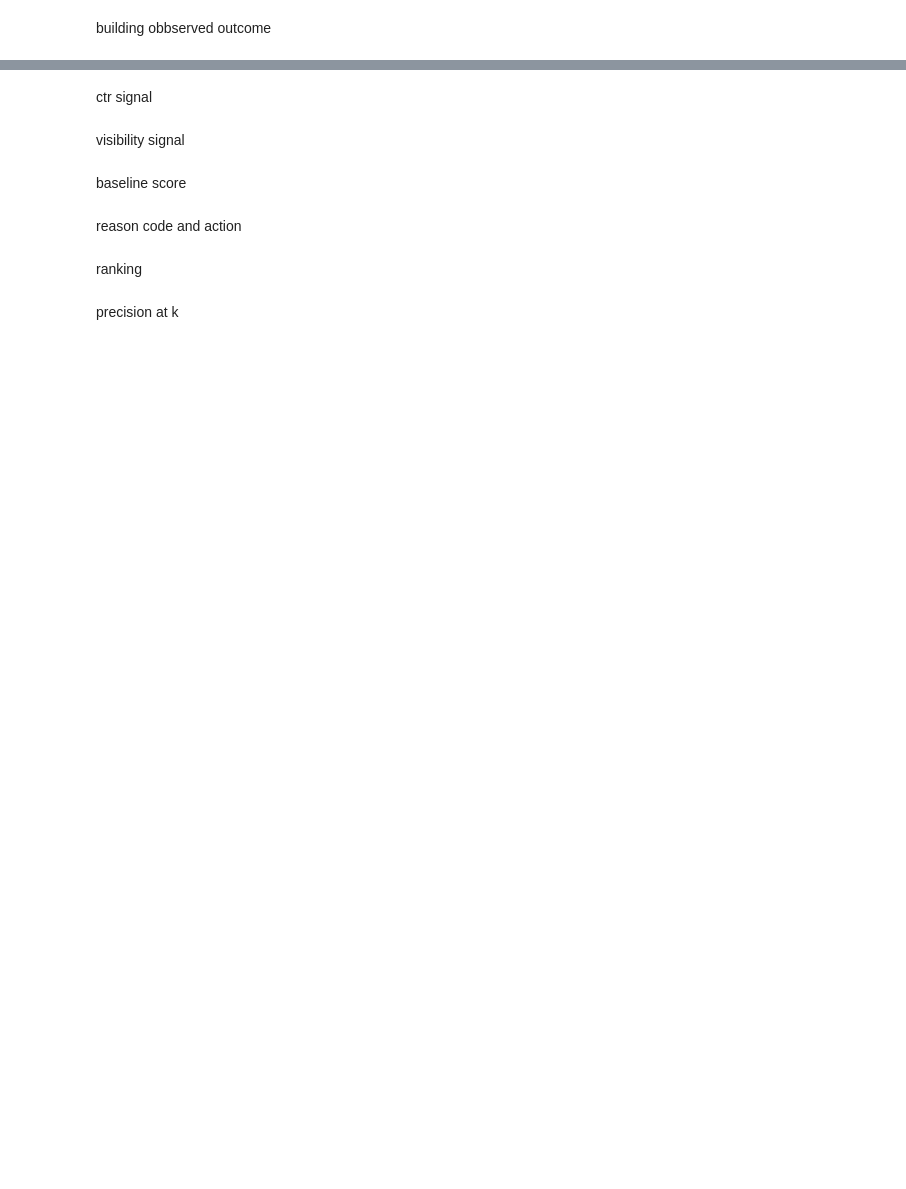
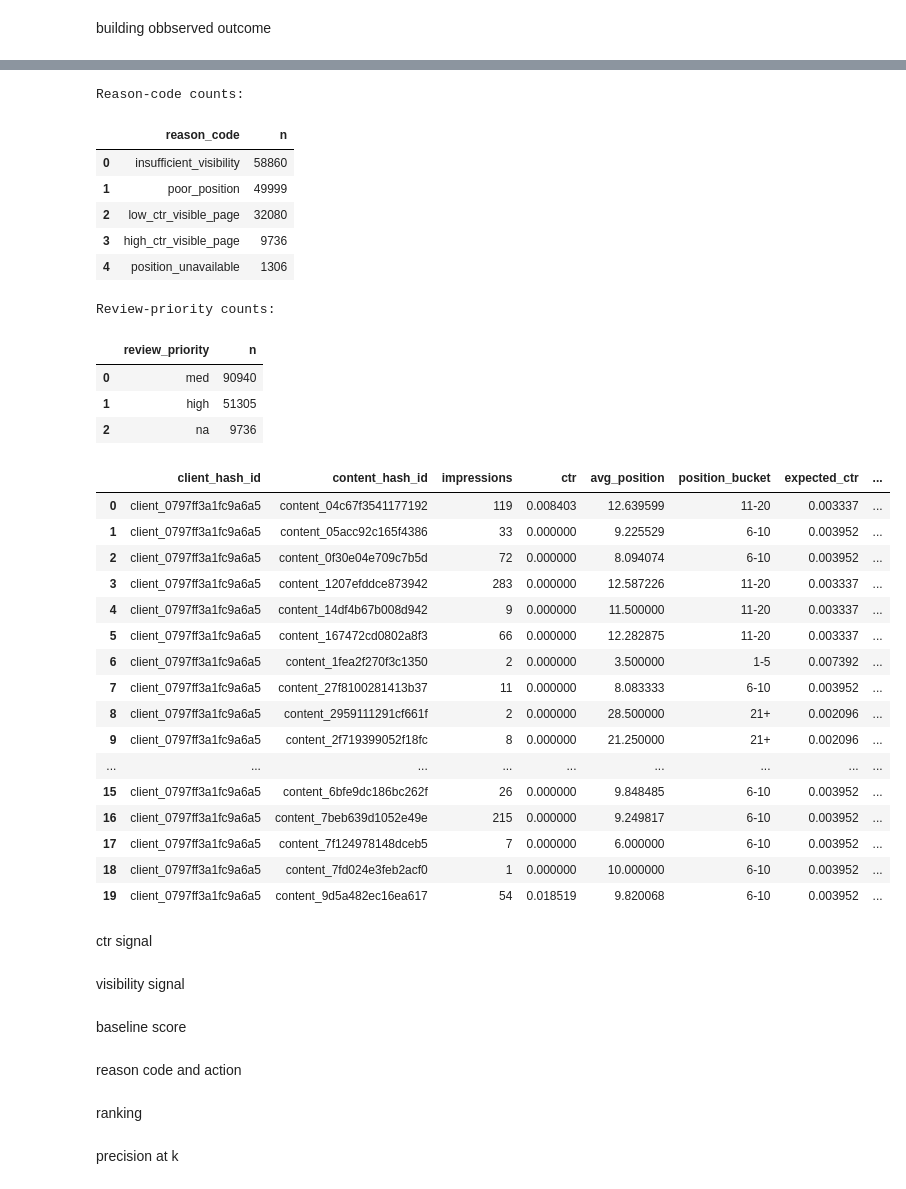
Before and after one commit to Jai-Kulkarni1905/Applied_Search_Intelligence, a Jupyter notebook: work/notebooks/w04_baseline_score.ipynb, the cells around one changed output, grey strips where cells are left out. Cells and saved outputs as stored; diff of their text form; code cells hidden in the pictures; blank space fills up the shorter version.

```diff
--- a/work/notebooks/w04_baseline_score.ipynb
+++ b/work/notebooks/w04_baseline_score.ipynb
@@ -248,0 +306,13 @@ building obbserved outcome
+# %%
+# Review importance
+# ------------------------------------------------------------
+baseline_df["review_priority"] = np.select(
+    [
+        baseline_df["reason_code"] == "low_ctr_visible_page",
+        baseline_df["reason_code"] == "insufficient_visibility",
+        baseline_df["reason_code"] == "high_ctr_visible_page",
+        baseline_df["reason_code"] == "position_unavailable",
+        baseline_df["reason_code"] == "poor_position",
+    ],
+    ["med","med", "na", "high","high"],default="na"
+)
@@ -248,0 +330,65 @@ building obbserved outcome
+# %%
+# Display the resulting classification
+# ------------------------------------------------------------
+print("Reason-code counts:")
+display(
+    baseline_df["reason_code"]
+    .value_counts()
+    .rename_axis("reason_code")
+    .reset_index(name="n")
+)
+
+print("\nReview-priority counts:")
+display(
+    baseline_df["review_priority"]
+    .value_counts()
+    .rename_axis("review_priority")
+    .reset_index(name="n")
+)
+
+display(
+    baseline_df[
+        [
+            "client_hash_id",
+            "content_hash_id",
+            "impressions",
+            "ctr",
+            "avg_position",
+            "position_bucket",
+            "expected_ctr",
+            "relative_ctr",
+            "reason_code",
+            "review_priority"
+        ]
+    ].head(20)
+)
+# %% [output]
+Reason-code counts:
+|  | reason_code | n |
+| 0 | insufficient_visibility | 58860 |
+| 1 | poor_position | 49999 |
+| 2 | low_ctr_visible_page | 32080 |
+| 3 | high_ctr_visible_page | 9736 |
+| 4 | position_unavailable | 1306 |
+Review-priority counts:
+|  | review_priority | n |
+| 0 | med | 90940 |
+| 1 | high | 51305 |
+| 2 | na | 9736 |
+|  | client_hash_id | content_hash_id | impressions | ctr | avg_position | position_bucket | expected_ctr | ... |
+| 0 | client_0797ff3a1fc9a6a5 | content_04c67f3541177192 | 119 | 0.008403 | 12.639599 | 11-20 | 0.003337 | ... |
+| 1 | client_0797ff3a1fc9a6a5 | content_05acc92c165f4386 | 33 | 0.000000 | 9.225529 | 6-10 | 0.003952 | ... |
+| 2 | client_0797ff3a1fc9a6a5 | content_0f30e04e709c7b5d | 72 | 0.000000 | 8.094074 | 6-10 | 0.003952 | ... |
+| 3 | client_0797ff3a1fc9a6a5 | content_1207efddce873942 | 283 | 0.000000 | 12.587226 | 11-20 | 0.003337 | ... |
+| 4 | client_0797ff3a1fc9a6a5 | content_14df4b67b008d942 | 9 | 0.000000 | 11.500000 | 11-20 | 0.003337 | ... |
+| 5 | client_0797ff3a1fc9a6a5 | content_167472cd0802a8f3 | 66 | 0.000000 | 12.282875 | 11-20 | 0.003337 | ... |
+| 6 | client_0797ff3a1fc9a6a5 | content_1fea2f270f3c1350 | 2 | 0.000000 | 3.500000 | 1-5 | 0.007392 | ... |
+| 7 | client_0797ff3a1fc9a6a5 | content_27f8100281413b37 | 11 | 0.000000 | 8.083333 | 6-10 | 0.003952 | ... |
+| 8 | client_0797ff3a1fc9a6a5 | content_2959111291cf661f | 2 | 0.000000 | 28.500000 | 21+ | 0.002096 | ... |
+| 9 | client_0797ff3a1fc9a6a5 | content_2f719399052f18fc | 8 | 0.000000 | 21.250000 | 21+ | 0.002096 | ... |
+| ... | ... | ... | ... | ... | ... | ... | ... | ... |
+| 15 | client_0797ff3a1fc9a6a5 | content_6bfe9dc186bc262f | 26 | 0.000000 | 9.848485 | 6-10 | 0.003952 | ... |
+| 16 | client_0797ff3a1fc9a6a5 | content_7beb639d1052e49e | 215 | 0.000000 | 9.249817 | 6-10 | 0.003952 | ... |
+| 17 | client_0797ff3a1fc9a6a5 | content_7f124978148dceb5 | 7 | 0.000000 | 6.000000 | 6-10 | 0.003952 | ... |
+| 18 | client_0797ff3a1fc9a6a5 | content_7fd024e3feb2acf0 | 1 | 0.000000 | 10.000000 | 6-10 | 0.003952 | ... |
+| 19 | client_0797ff3a1fc9a6a5 | content_9d5a482ec16ea617 | 54 | 0.018519 | 9.820068 | 6-10 | 0.003952 | ... |
```
Also changed, not shown: parts of 12 cells of this notebook.
